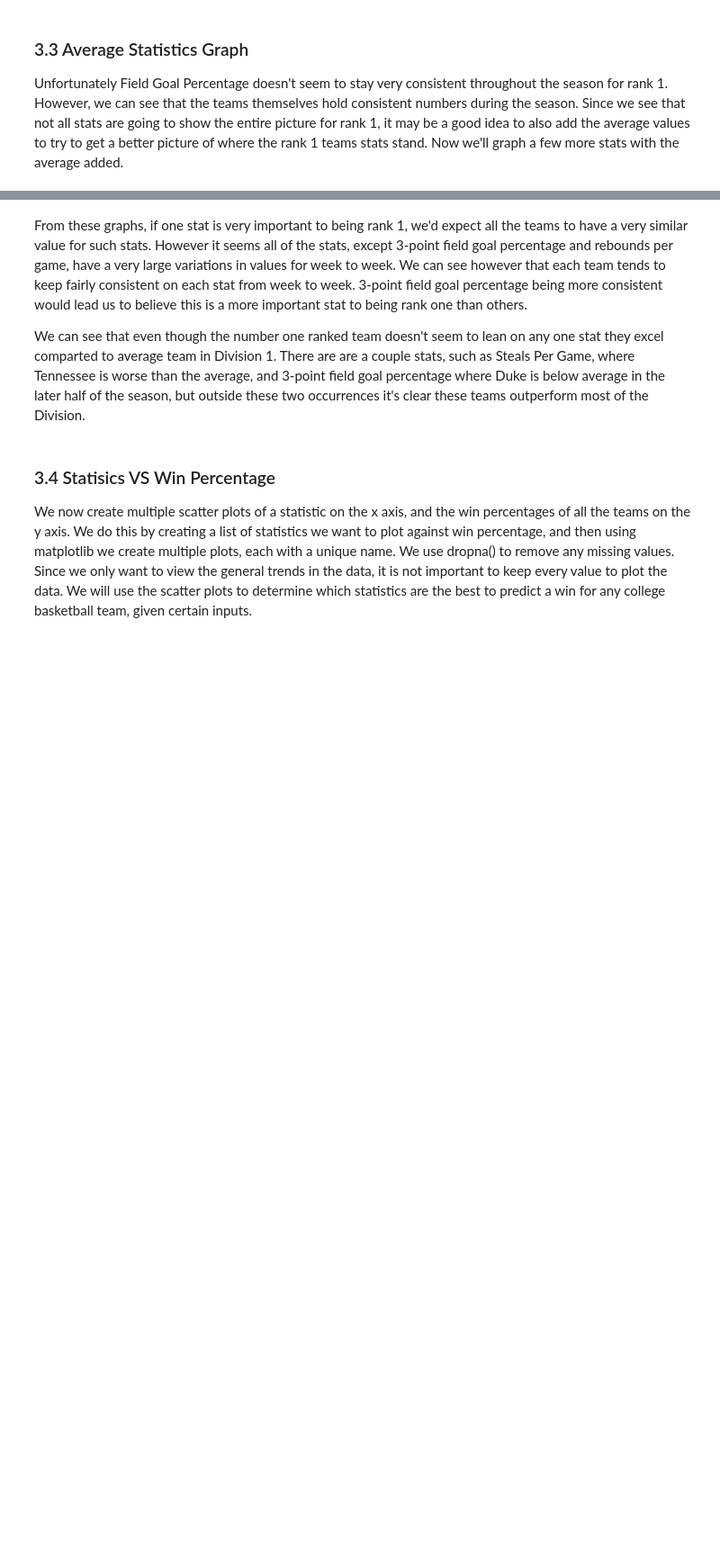
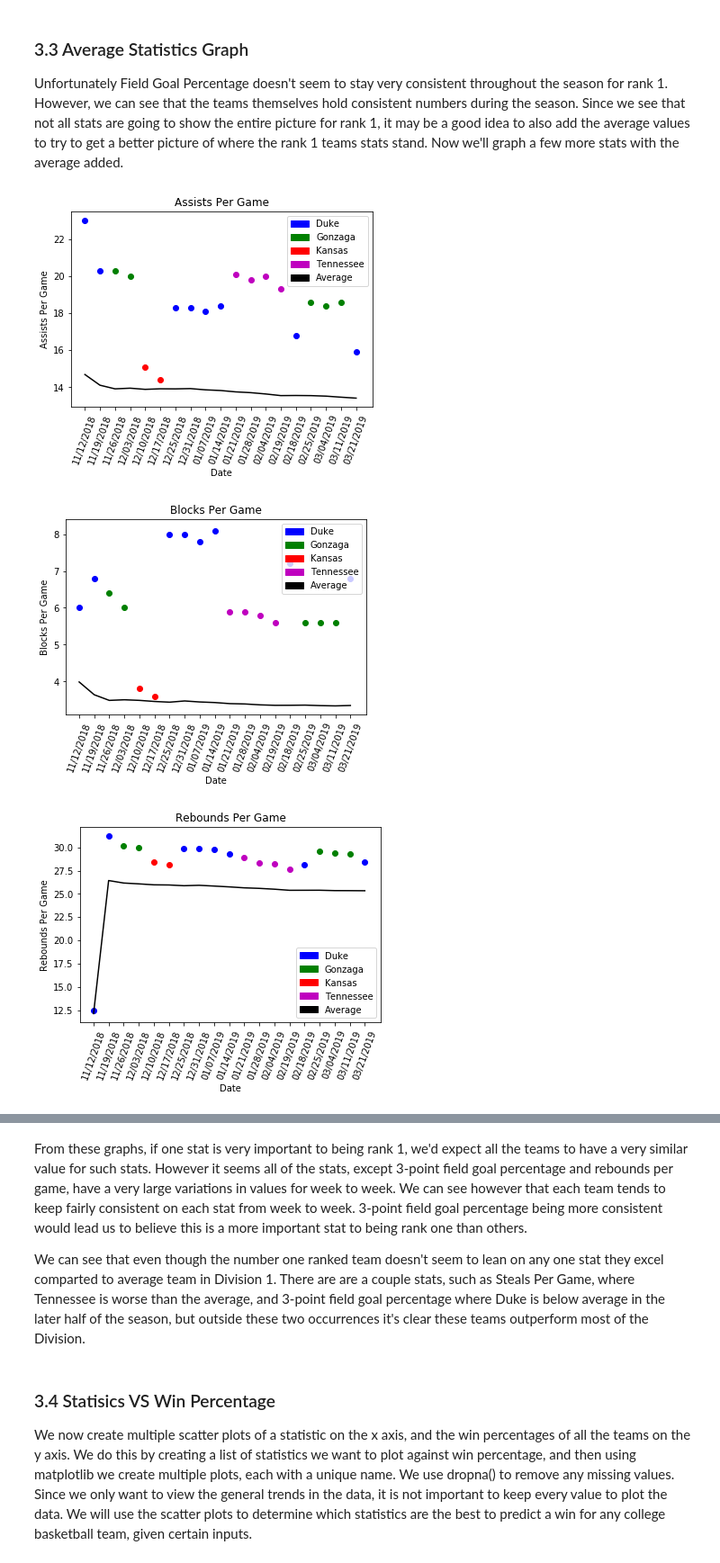
Before and after one commit to cnalty/final320project, a Jupyter notebook: main2 (1).ipynb, the cells around one changed output, grey strips where cells are left out. Shown at 90% size. Drawn from its saved outputs; the diff is of its cells as text; code cells hidden in the pictures; blank space fills up the shorter version.

```diff
--- a/main2 (1).ipynb
+++ b/main2 (1).ipynb
@@ -424,30 +466,37 @@ where the rank 1 teams stats stand. Now we'll graph a few more stats with the av
 # %%
 stats_to_name = {"TOPG" : "Turn Overs Per Game",
                  "APG" : "Assists Per Game",
                  "BKPG" : "Blocks Per Game",
                  "RPG" : "Rebounds Per Game",
                  "FG%" : "Field Goal Percent",
                  "OPP FG%" : "Opposition Field Goal Percent",
                  "PFPG" : "Personal Fouls Per Game",
                  "SCR MAR" : "Score Margin",
                  "STPG" : "Steals Per Game",
                  "3FG%" : "3-Point Field Goal Percent",
                  "FT%" : "Free Throw Percent",
                  "REB MAR" : "Rebound Margin",
                  "3PG" : "3-Points Per Game",
                  "Ratio" : "Assist to Turnover Ratio"}
 stats_to_graph = ["APG", "BKPG", "RPG", "FG%", "PFPG", "SCR MAR", "STPG", "3FG%"]
 
 for stat in stats_to_graph:
     dates = []
     avgs = []
     for index in rank1s.index:
         if index in dfs.keys():
             dates.append(index)
             curr_y = dfs[index].loc[dfs[index]['Name'] == rank1s[index]][stat].values[0]
             plt.scatter(index, curr_y, c=t_cols[rank1s[index]])
             avgs.append(dfs[index][stat].mean())
     plt.plot(dates, avgs, c=t_cols['Average'])
     plt.title(stats_to_name[stat])
+    plt.xlabel("Date")
+    plt.ylabel(stats_to_name[stat])
+    plt.xticks(rotation=70)
     plt.legend(handles=patches)
     plt.show()
+# %% [output]
+[figure, added]
+[figure, added]
+[figure, added]
```
Also changed, not shown: parts of 8 cells of this notebook.
